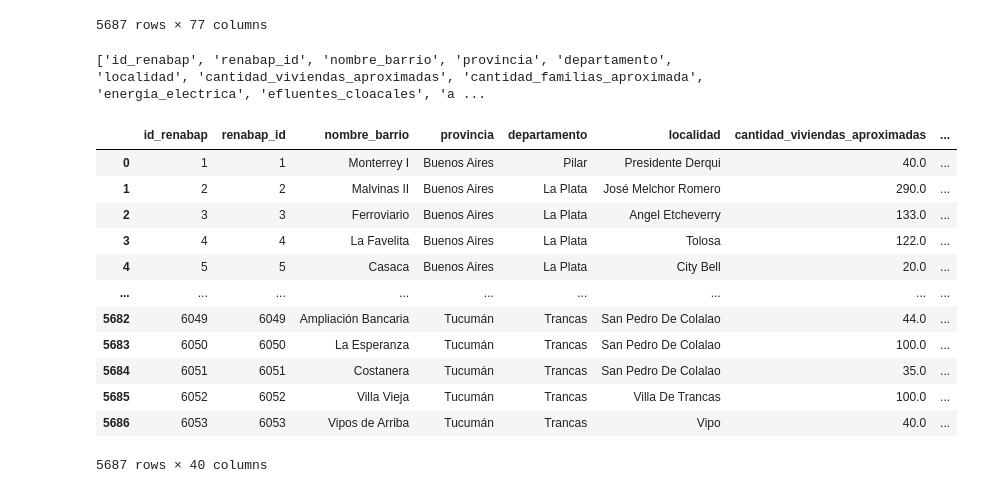
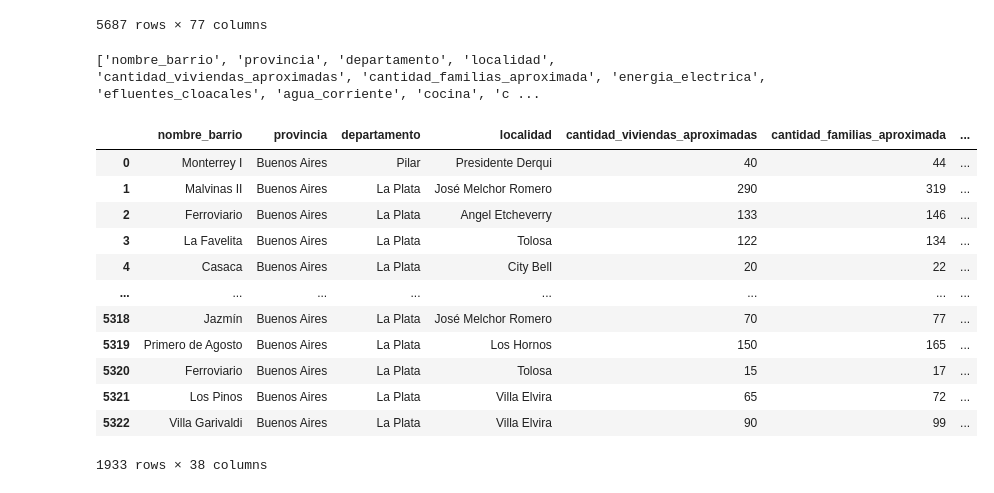
Before and after one commit to matiasfeliu92/jupyter_data, a Jupyter notebook: ETL/barrios_populares_ETL.ipynb, the cells around one changed output. Drawn from its saved outputs; the diff is of its cells as text; code cells hidden in the pictures.

```diff
--- a/ETL/barrios_populares_ETL.ipynb
+++ b/ETL/barrios_populares_ETL.ipynb
@@ -60,21 +60,7 @@ df_barrios_populares
 | 5686 | 6053 | MULTIPOLYGON (((-65.3483694791793... | 6053 | Vipos de Arriba | Tucumán | Trancas | Vipo | ... |
 5687 rows × 77 columns
 # %%
-df_barrios_populares_final = df_barrios_populares.drop(columns=['geometry', 'anio_de_creacion', 'decada_de_creacion', 'responsable_genero_masc', 'responsable_genero_fem', 'familia_monoparental_responsable_masculino','familia_monoparental_responsable_femenino','cantidad_certificados_entregados','recibe_asignacion_universal_por_hijo','no_recibe_asignacion_universal_por_hijo', 'situacion_laboral_ns_nc', 'situacion_laboral_empleado_en_negro', 'situacion_laboral_trabajo_independiente_cooperativa_familiar_pr', 'situacion_laboral_realiza_trabajos_del_hogar_sin_sueldo', 'situacion_laboral_empleado_en_blanco', 'situacion_laboral_no_trabaja', 'situacion_laboral_jubilado_pensionado', 'situacion_laboral_no_aplica', 'motivo_no_trabaja_ns_nc', 'motivo_no_trabaja_no_estudia_ni_busca_trabajo', 'motivo_no_trabaja_busca_trabajo', 'motivo_no_trabaja_solo_estudia', 'motivo_no_trabaja_discapacidad', 'oficio_actividad_programas_sociales', 'oficio_actividad_comercio_barrial', 'oficio_actividad_indumentaria_textil_afines', 'oficio_actividad_relacionada_con_la_pesca', 'oficio_actividad_construccion_afines', 'oficio_actividad_elaboracion_de_comidas', 'oficio_actividad_cartonero_carrero_afines', 'oficio_actividad_trabajos_domesticos_y_cuidado', 'oficio_actividad_comunitarias', 'oficio_actividad_produccion_agropecuaria', 'oficio_actividad_via_publica_venta_de_productos_y_servicios', 'oficio_actividad_otros', 'oficio_actividad_ns_nc', 'oficio_actividad_transportista'])
+df_barrios_populares_final = df_barrios_populares.drop(columns=['geometry', 'id_renabap', 'renabap_id', 'anio_de_creacion', 'decada_de_creacion', 'responsable_genero_masc', 'responsable_genero_fem', 'familia_monoparental_responsable_masculino','familia_monoparental_responsable_femenino','cantidad_certificados_entregados','recibe_asignacion_universal_por_hijo','no_recibe_asignacion_universal_por_hijo', 'situacion_laboral_ns_nc', 'situacion_laboral_empleado_en_negro', 'situacion_laboral_trabajo_independiente_cooperativa_familiar_pr', 'situacion_laboral_realiza_trabajos_del_hogar_sin_sueldo', 'situacion_laboral_empleado_en_blanco', 'situacion_laboral_no_trabaja', 'situacion_laboral_jubilado_pensionado', 'situacion_laboral_no_aplica', 'motivo_no_trabaja_ns_nc', 'motivo_no_trabaja_no_estudia_ni_busca_trabajo', 'motivo_no_trabaja_busca_trabajo', 'motivo_no_trabaja_solo_estudia', 'motivo_no_trabaja_discapacidad', 'oficio_actividad_programas_sociales', 'oficio_actividad_comercio_barrial', 'oficio_actividad_indumentaria_textil_afines', 'oficio_actividad_relacionada_con_la_pesca', 'oficio_actividad_construccion_afines', 'oficio_actividad_elaboracion_de_comidas', 'oficio_actividad_cartonero_carrero_afines', 'oficio_actividad_trabajos_domesticos_y_cuidado', 'oficio_actividad_comunitarias', 'oficio_actividad_produccion_agropecuaria', 'oficio_actividad_via_publica_venta_de_productos_y_servicios', 'oficio_actividad_otros', 'oficio_actividad_ns_nc', 'oficio_actividad_transportista'])
 print(list(df_barrios_populares_final.columns))
-df_barrios_populares_final
 # %% [output]
-['id_renabap', 'renabap_id', 'nombre_barrio', 'provincia', 'departamento', 'localidad', 'cantidad_viviendas_aproximadas', 'cantidad_familias_aproximada', 'energia_electrica', 'efluentes_cloacales', 'a ...
+['nombre_barrio', 'provincia', 'departamento', 'localidad', 'cantidad_viviendas_aproximadas', 'cantidad_familias_aproximada', 'energia_electrica', 'efluentes_cloacales', 'agua_corriente', 'cocina', 'c ...
-|  | id_renabap | renabap_id | nombre_barrio | provincia | departamento | localidad | cantidad_viviendas_aproximadas | ... |
-| 0 | 1 | 1 | Monterrey I | Buenos Aires | Pilar | Presidente Derqui | 40.0 | ... |
-| 1 | 2 | 2 | Malvinas II | Buenos Aires | La Plata | José Melchor Romero | 290.0 | ... |
-| 2 | 3 | 3 | Ferroviario | Buenos Aires | La Plata | Angel Etcheverry | 133.0 | ... |
-| 3 | 4 | 4 | La Favelita | Buenos Aires | La Plata | Tolosa | 122.0 | ... |
-| 4 | 5 | 5 | Casaca | Buenos Aires | La Plata | City Bell | 20.0 | ... |
-| ... | ... | ... | ... | ... | ... | ... | ... | ... |
-| 5682 | 6049 | 6049 | Ampliación Bancaria | Tucumán | Trancas | San Pedro De Colalao | 44.0 | ... |
-| 5683 | 6050 | 6050 | La Esperanza | Tucumán | Trancas | San Pedro De Colalao | 100.0 | ... |
-| 5684 | 6051 | 6051 | Costanera | Tucumán | Trancas | San Pedro De Colalao | 35.0 | ... |
-| 5685 | 6052 | 6052 | Villa Vieja | Tucumán | Trancas | Villa De Trancas | 100.0 | ... |
-| 5686 | 6053 | 6053 | Vipos de Arriba | Tucumán | Trancas | Vipo | 40.0 | ... |
-5687 rows × 40 columns
@@ -81 +73,28 @@ df_barrios_populares_final
+# %%
+non_finite_rows = df_barrios_populares_final[
+    df_barrios_populares_final[['cantidad_viviendas_aproximadas', 'cantidad_familias_aproximada']].notna().any(axis=1)
+]
+
+df_barrios_populares_final[['cantidad_viviendas_aproximadas', 'cantidad_familias_aproximada']] = \
+    df_barrios_populares_final[['cantidad_viviendas_aproximadas', 'cantidad_familias_aproximada']].fillna(0)
+# %%
+df_barrios_populares_final[['cantidad_viviendas_aproximadas', 'cantidad_familias_aproximada']] = \
+    df_barrios_populares_final[['cantidad_viviendas_aproximadas', 'cantidad_familias_aproximada']].astype(int)
+# %%
+df_barrios_populares_final = df_barrios_populares_final[df_barrios_populares_final['provincia'] == 'Buenos Aires']
+df_barrios_populares_final
+# %% [output]
+|  | nombre_barrio | provincia | departamento | localidad | cantidad_viviendas_aproximadas | cantidad_familias_aproximada | ... |
+| 0 | Monterrey I | Buenos Aires | Pilar | Presidente Derqui | 40 | 44 | ... |
+| 1 | Malvinas II | Buenos Aires | La Plata | José Melchor Romero | 290 | 319 | ... |
+| 2 | Ferroviario | Buenos Aires | La Plata | Angel Etcheverry | 133 | 146 | ... |
+| 3 | La Favelita | Buenos Aires | La Plata | Tolosa | 122 | 134 | ... |
+| 4 | Casaca | Buenos Aires | La Plata | City Bell | 20 | 22 | ... |
+| ... | ... | ... | ... | ... | ... | ... | ... |
+| 5318 | Jazmín | Buenos Aires | La Plata | José Melchor Romero | 70 | 77 | ... |
+| 5319 | Primero de Agosto | Buenos Aires | La Plata | Los Hornos | 150 | 165 | ... |
+| 5320 | Ferroviario | Buenos Aires | La Plata | Tolosa | 15 | 17 | ... |
+| 5321 | Los Pinos | Buenos Aires | La Plata | Villa Elvira | 65 | 72 | ... |
+| 5322 | Villa Garivaldi | Buenos Aires | La Plata | Villa Elvira | 90 | 99 | ... |
+1933 rows × 38 columns
 # %%
```
Also changed, not shown: parts of 3 cells of this notebook, 12 other files.
